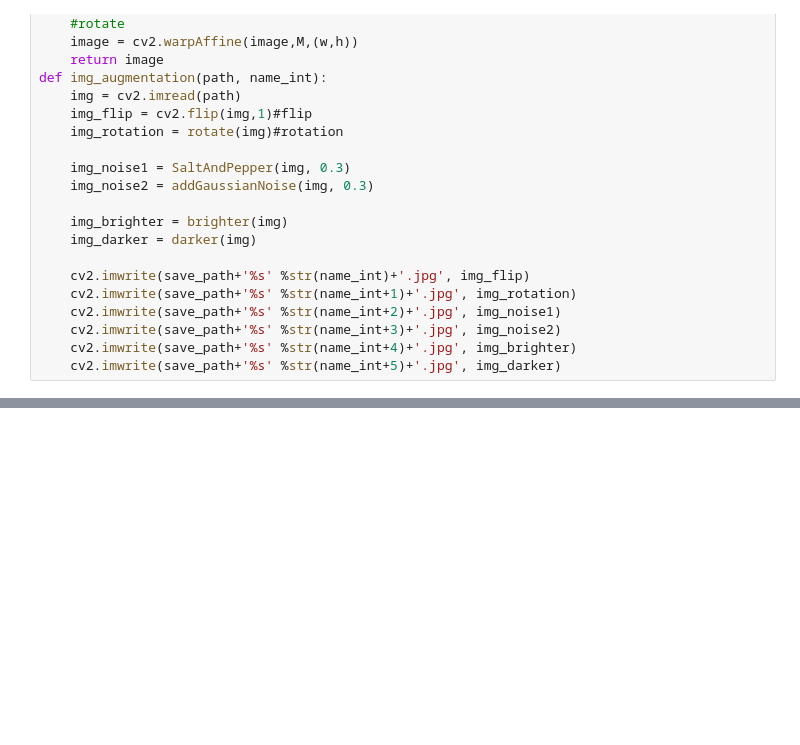
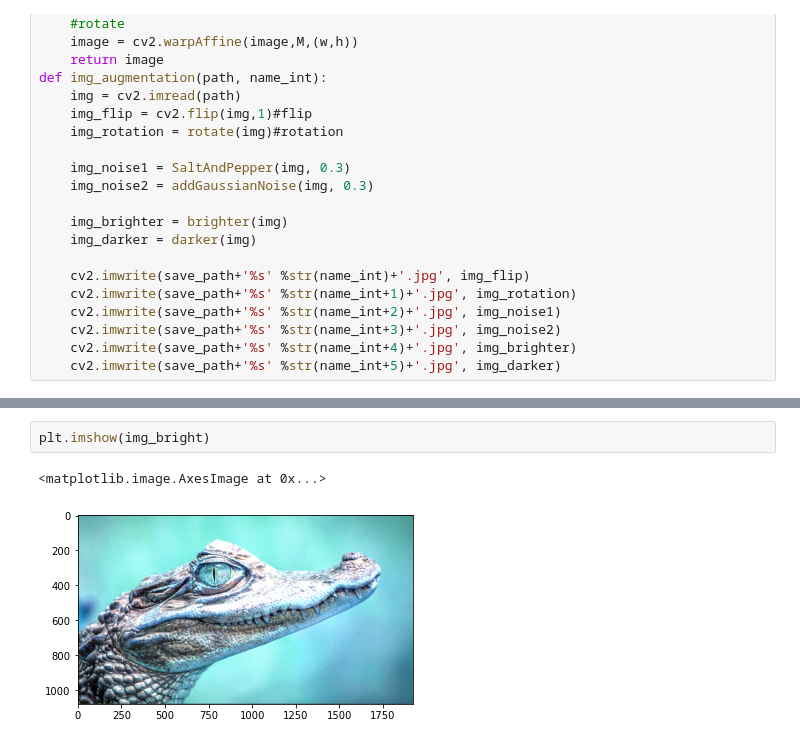
Before and after one commit to ZJUTDeus1/DataSet-generator, a Jupyter notebook: DataEnhancement/DataEnhancement.ipynb, the cells around one changed output, grey strips where cells are left out. Saved outputs shown, nothing was run; the diff lists cells and outputs as text; blank space fills up the shorter version.

```diff
--- a/DataEnhancement/DataEnhancement.ipynb
+++ b/DataEnhancement/DataEnhancement.ipynb
@@ -73,0 +86,5 @@ def img_augmentation(path, name_int):
+# %%
+plt.imshow(img_bright)
+# %% [output]
+<matplotlib.image.AxesImage at 0x...>
+[figure, added]
```
Also changed, not shown: parts of 4 cells of this notebook, 2 other files.
